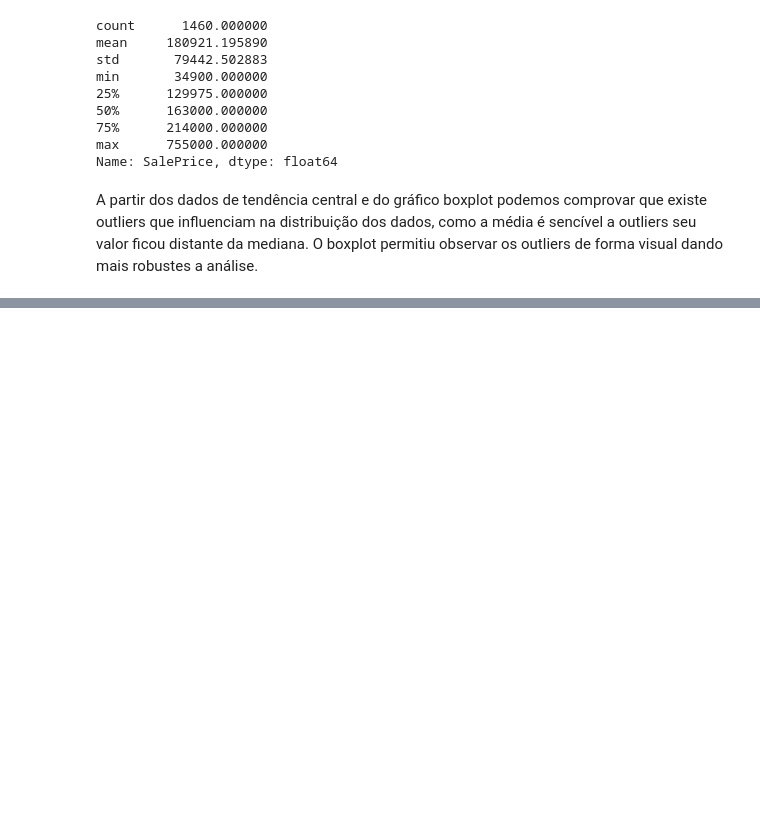
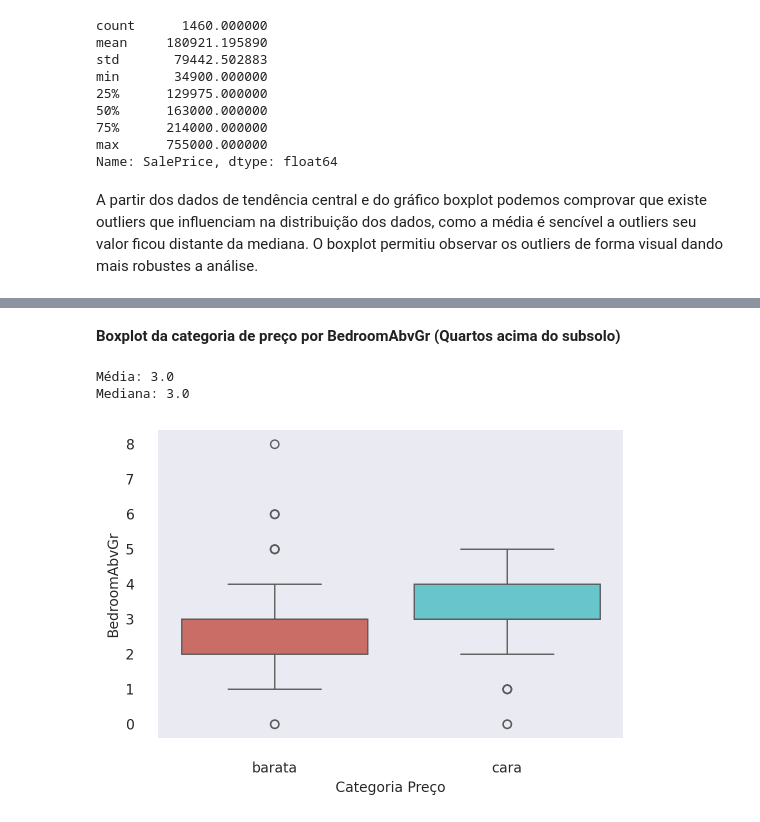
Before and after one commit to Oseiasdfarias/estatistica_do_basico_ao_avancado_EBA, a Jupyter notebook: estatistica_descritiva_house_pricing.ipynb, the cells around one changed output, grey strips where cells are left out. Saved outputs shown, nothing was run; the diff lists cells and outputs as text; code cells hidden in the pictures; blank space fills up the shorter version.

```diff
--- a/estatistica_descritiva_house_pricing.ipynb
+++ b/estatistica_descritiva_house_pricing.ipynb
@@ -201,0 +341,8 @@ A partir dos dados de tendência central e do gráfico boxplot podemos comprovar
+# %% [markdown]
+**Boxplot da categoria de preço por BedroomAbvGr (Quartos acima do subsolo)**
+# %%
+boxplot_preco("BedroomAbvGr")
+# %% [output]
+Média: 3.0
+Mediana: 3.0
+[figure, added]
```
Also changed, not shown: parts of 24 cells of this notebook.
